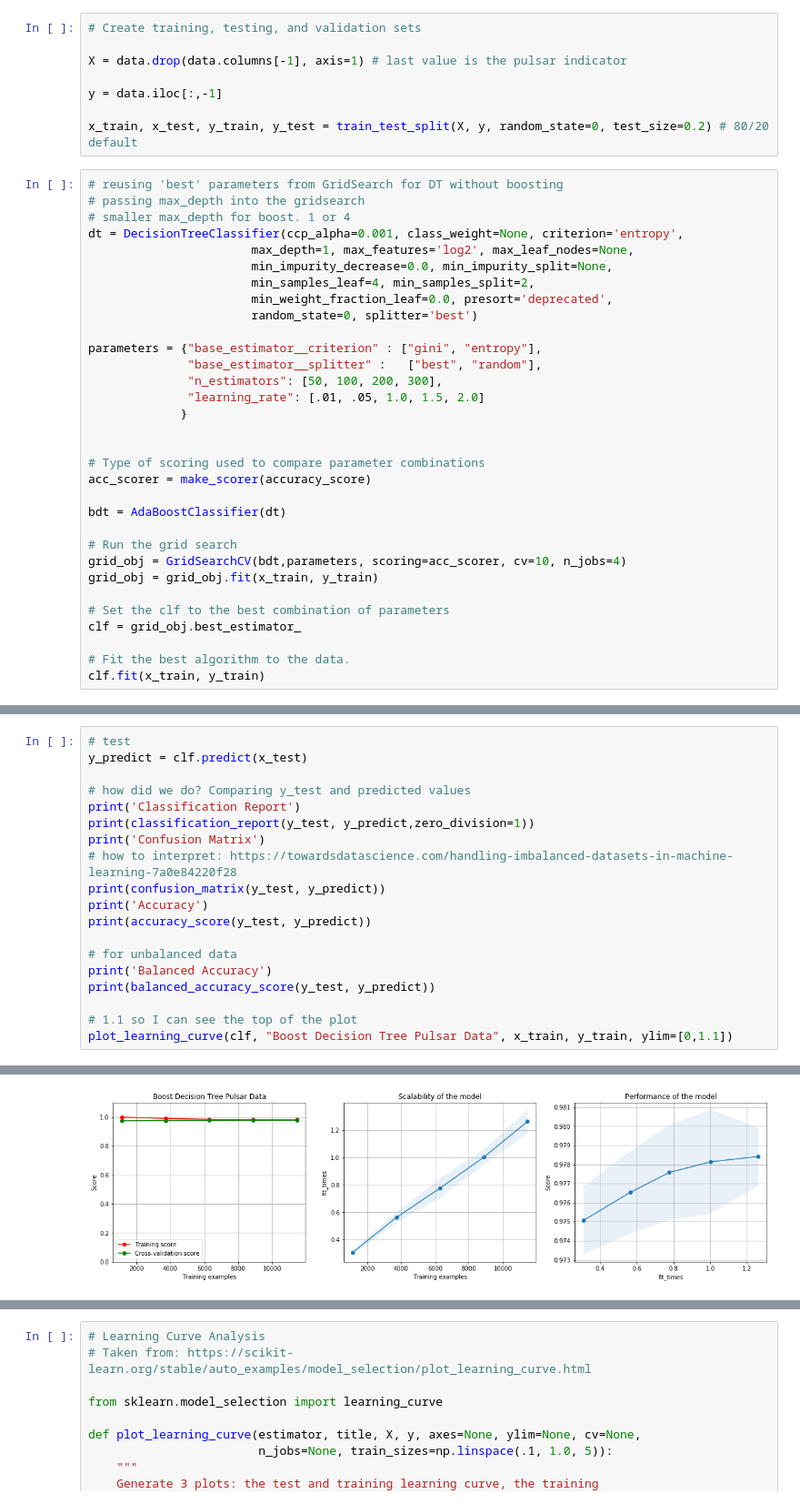
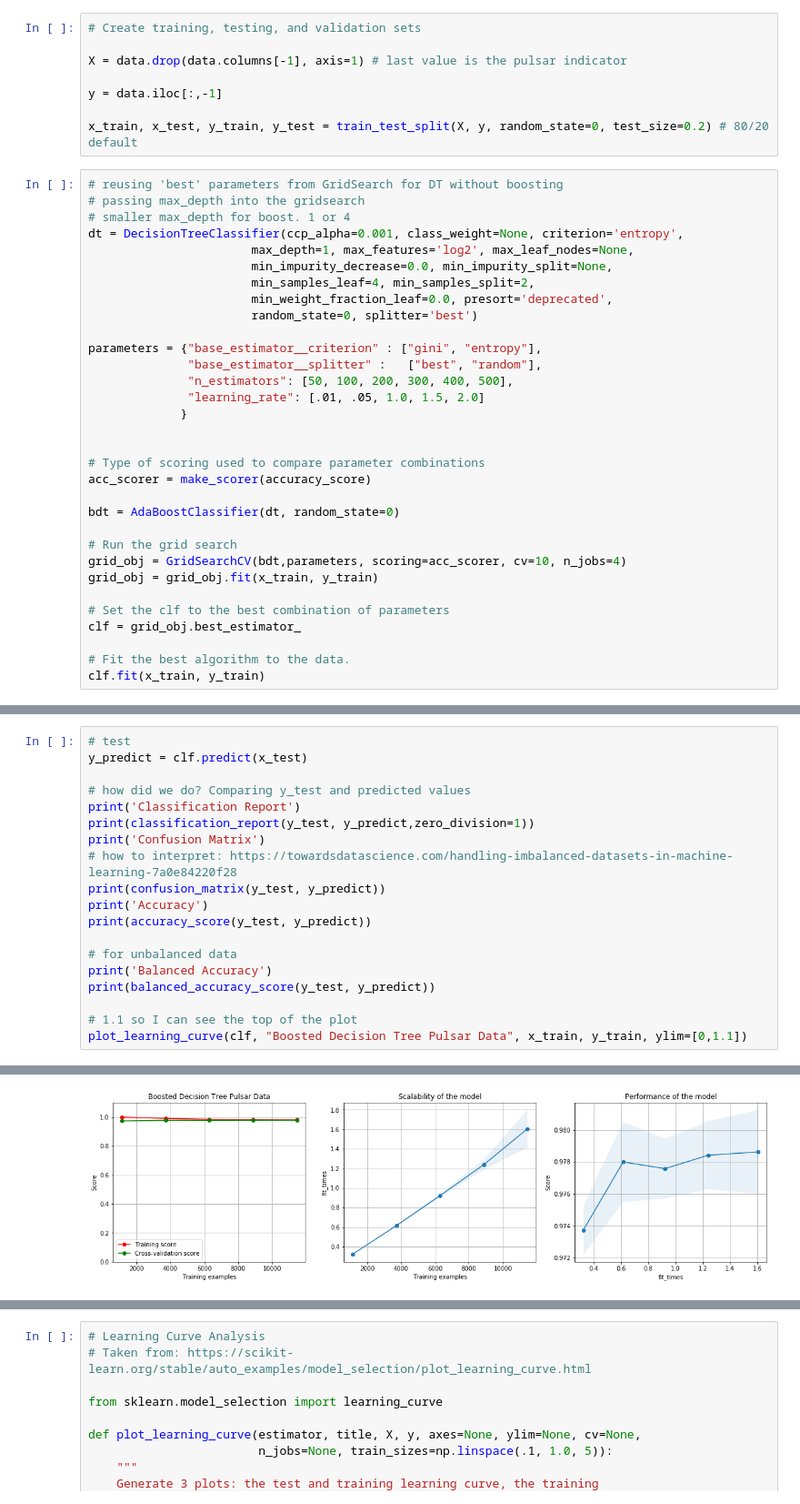
Before and after one commit to pparr/ml-supervised-learning, a Jupyter notebook: tuning/BoostDT_gridsearch_pulsar.ipynb, the cells around one changed output, grey strips where cells are left out. Shown: that part at 91% size. Saved outputs shown, nothing was run; the diff lists cells and outputs as text.

```diff
--- a/tuning/BoostDT_gridsearch_pulsar.ipynb
+++ b/tuning/BoostDT_gridsearch_pulsar.ipynb
@@ -47,7 +47,7 @@ dt = DecisionTreeClassifier(ccp_alpha=0.001, class_weight=None, criterion='entro
 
 parameters = {"base_estimator__criterion" : ["gini", "entropy"],
               "base_estimator__splitter" :   ["best", "random"],
-              "n_estimators": [50, 100, 200, 300],
+              "n_estimators": [50, 100, 200, 300, 400, 500],
               "learning_rate": [.01, .05, 1.0, 1.5, 2.0]
              }
 
@@ -55,7 +55,7 @@ parameters = {"base_estimator__criterion" : ["gini", "entropy"],
 # Type of scoring used to compare parameter combinations
 acc_scorer = make_scorer(accuracy_score)
 
-bdt = AdaBoostClassifier(dt)
+bdt = AdaBoostClassifier(dt, random_state=0)
 
 # Run the grid search
 grid_obj = GridSearchCV(bdt,parameters, scoring=acc_scorer, cv=10, n_jobs=4)
@@ -101,7 +101,7 @@ print('Balanced Accuracy')
 print(balanced_accuracy_score(y_test, y_predict))
 
 # 1.1 so I can see the top of the plot
-plot_learning_curve(clf, "Boost Decision Tree Pulsar Data", x_train, y_train, ylim=[0,1.1])
+plot_learning_curve(clf, "Boosted Decision Tree Pulsar Data", x_train, y_train, ylim=[0,1.1])
 # %% [output]
 Classification Report
               precision    recall  f1-score   support
@@ -123,5 +123,5 @@ Balanced Accuracy
 <module 'matplotlib.pyplot' from 'c:\\users\\spcbe\\miniconda3\\envs\\ml_env\\lib\\site-packages\\matplotlib\\pyplot.py'>
-[figure, old version]
+[figure, new version]
 # %%
 plot_model_complexity_analysis(clf, "learning_rate", [.01, .05, 1.0, 1.5, 2.0], 'Boost_pulsar', x_train, y_train)
 # %% [output]
```
Also changed, not shown: parts of 5 cells of this notebook, 15 other files.
